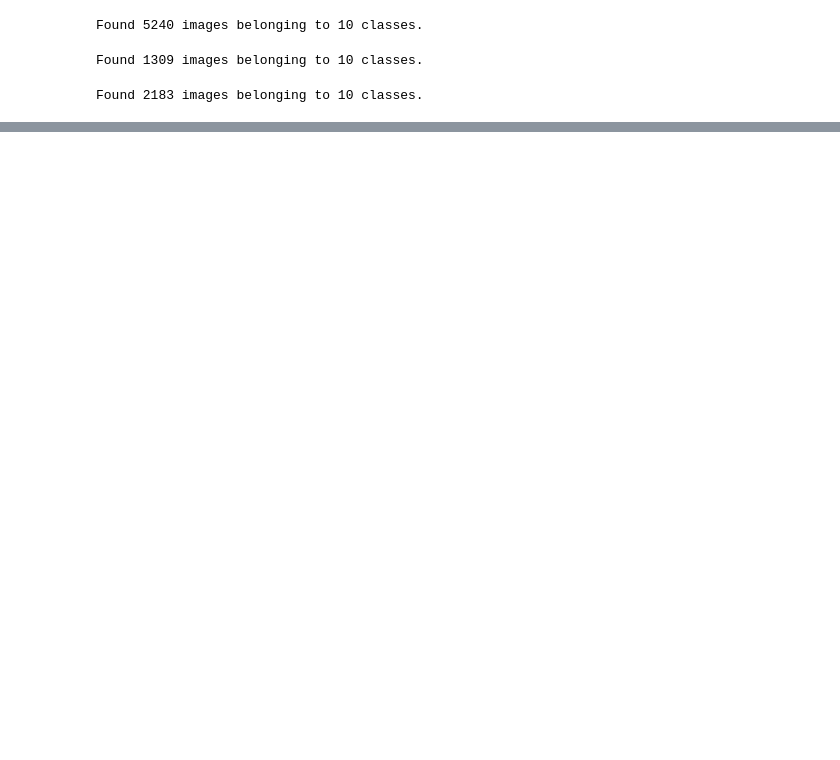
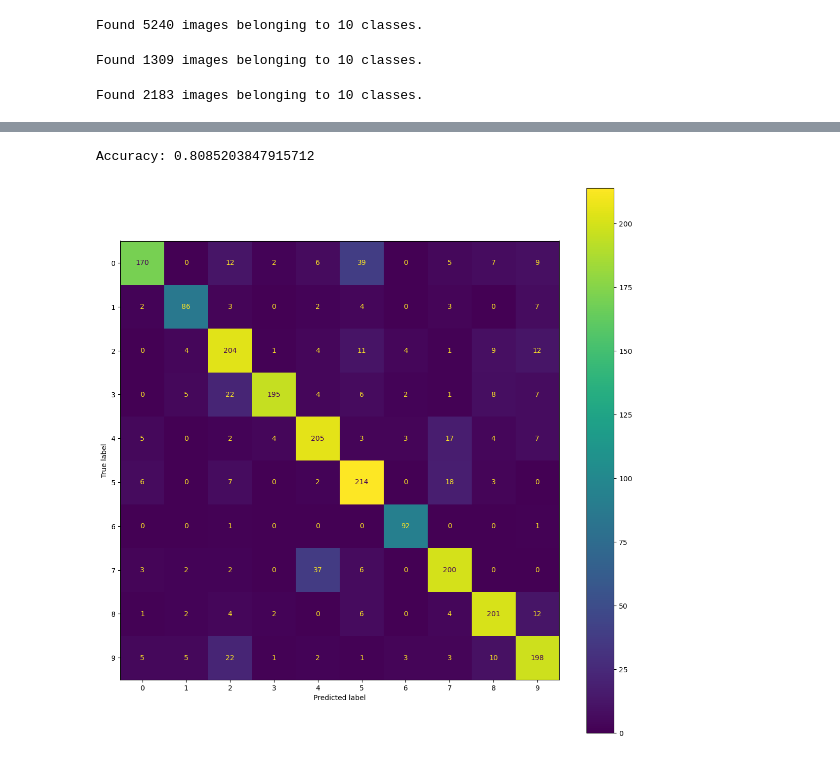
Before and after one commit to ewestrich/Eyeballing-City-Sounds, a Jupyter notebook: CNN_Modeling.ipynb, the cells around one changed output, grey strips where cells are left out. Saved outputs shown, nothing was run; the diff lists cells and outputs as text; code cells hidden in the pictures; blank space fills up the shorter version.

```diff
--- a/CNN_Modeling.ipynb
+++ b/CNN_Modeling.ipynb
@@ -182,0 +221,2 @@ Epoch 25/25
+# %%
+predictions = model2.predict(test_generator)
@@ -182,0 +225,15 @@ Epoch 25/25
+# %%
+predicted_labels = [np.argmax(pred) for pred in predictions]
+# %%
+true_labels = test_generator.classes
+# %%
+accuracy = np.mean(np.array(predicted_labels) == true_labels)
+print("Accuracy:", accuracy)
+# %% [output]
+Accuracy: 0.8085203847915712
+# %%
+fig, ax = plt.subplots(figsize = (14,14))
+
+ConfusionMatrixDisplay.from_predictions(true_labels, predicted_labels, ax = ax);
+# %% [output]
+[figure, added]
```
Also changed, not shown: parts of 63 cells of this notebook, 21 other files.
